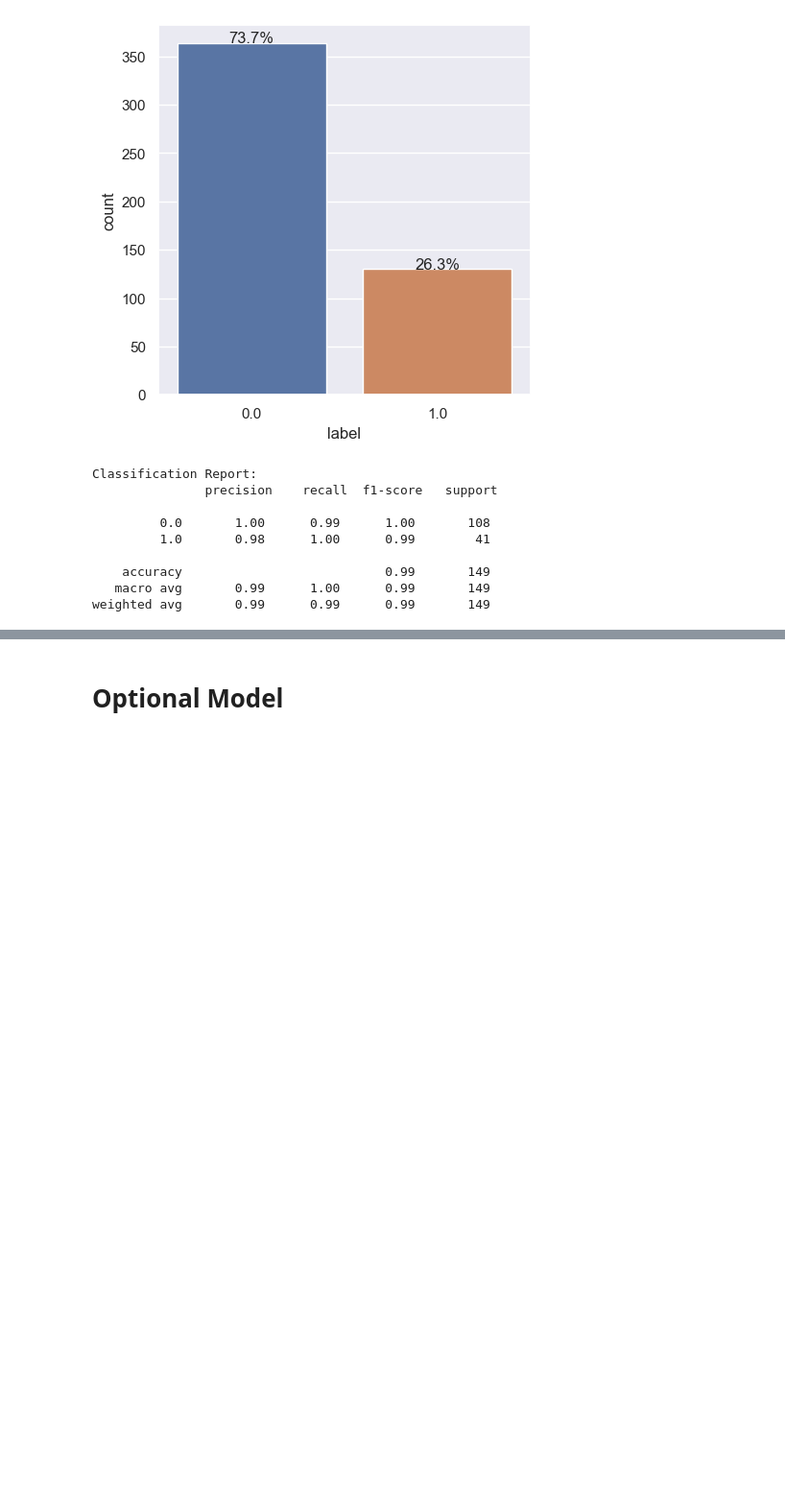
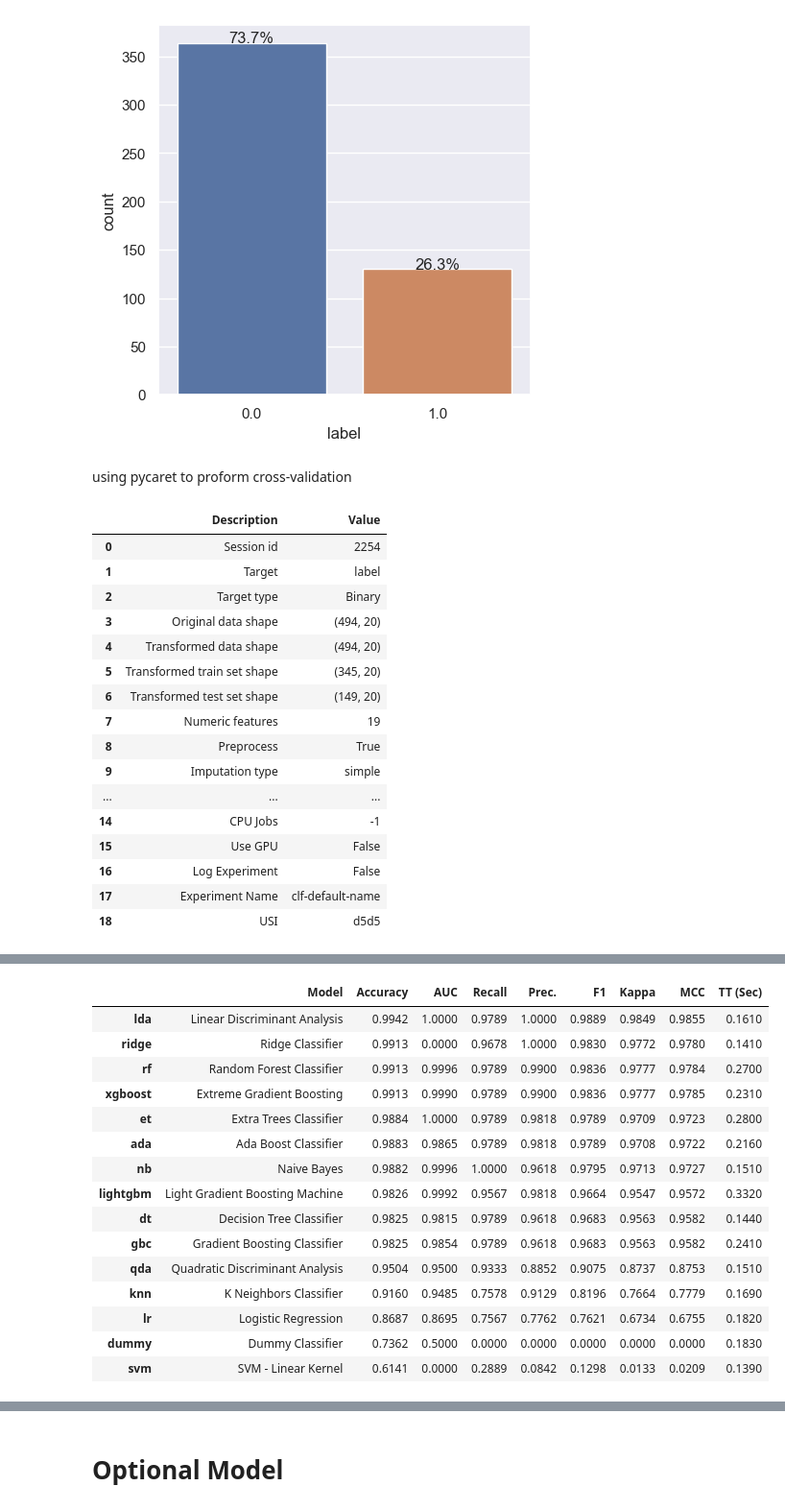
Before and after one commit to terjirapat/CreditCardChurning, a Jupyter notebook: main.ipynb, the cells around one changed output, grey strips where cells are left out. Shown at 96% size. Cells and saved outputs as stored; diff of their text form; code cells hidden in the pictures; blank space fills up the shorter version.

```diff
--- a/main.ipynb
+++ b/main.ipynb
@@ -957,6 +912,8 @@ for p in ax.patches:
 plt.show()
 # %% [output]
 [figure]
+# %% [markdown]
+using pycaret to proform cross-validation
 # %%
 X = df_feature_train.drop(columns=['user_id', 'label'])
 y = df_feature_train['label']
@@ -968,27 +925,32 @@ scaler = StandardScaler()
 X = scaler.fit_transform(X)
 # %%
 # split train test data 70:30
-X_train, X_test, y_train, y_test = train_test_split(X, y, test_size=0.3, random_state=random_state)
+X_train, X_test, y_train, y_test = train_test_split(X, y, test_size=0.3, random_state=seed)
 
 # handle imbalanced data in training dataset with SMOTE
-smote = SMOTE(sampling_strategy='auto', random_state=random_state)
+smote = SMOTE(sampling_strategy='auto', random_state=seed)
 X_resampled, y_resampled = smote.fit_resample(X_train, y_train)
-
-# model
-model = RandomForestClassifier(random_state=random_state)
-model.fit(X_resampled, y_resampled)
-
-# evaluate model
-y_pred = model.predict(X_test)
-report = classification_report(y_test, y_pred)
-print("Classification Report:\n", report)
-# %% [output]
-Classification Report:
-               precision    recall  f1-score   support
-
-         0.0       1.00      0.99      1.00       108
-         1.0       0.98      1.00      0.99        41
-
-    accuracy                           0.99       149
-   macro avg       0.99      1.00      0.99       149
-weighted avg       0.99      0.99      0.99       149
+# %%
+# init setup
+clf1 = setup(data = df_feature_train, target = 'label', train_size=0.7, fix_imbalance_method='SMOTE')
+
+# compare models
+best = compare_models()
+# %% [output]
+|  | Description | Value |
+| 0 | Session id | 2254 |
+| 1 | Target | label |
+| 2 | Target type | Binary |
+| 3 | Original data shape | (494, 20) |
+| 4 | Transformed data shape | (494, 20) |
+| 5 | Transformed train set shape | (345, 20) |
+| 6 | Transformed test set shape | (149, 20) |
+| 7 | Numeric features | 19 |
+| 8 | Preprocess | True |
+| 9 | Imputation type | simple |
+| ... | ... | ... |
+| 14 | CPU Jobs | -1 |
+| 15 | Use GPU | False |
+| 16 | Log Experiment | False |
+| 17 | Experiment Name | clf-default-name |
+| 18 | USI | d5d5 |
@@ -994,0 +958,16 @@ weighted avg       0.99      0.99      0.99       149
+|  | Model | Accuracy | AUC | Recall | Prec. | F1 | Kappa | MCC | TT (Sec) |
+| lda | Linear Discriminant Analysis | 0.9942 | 1.0000 | 0.9789 | 1.0000 | 0.9889 | 0.9849 | 0.9855 | 0.1610 |
+| ridge | Ridge Classifier | 0.9913 | 0.0000 | 0.9678 | 1.0000 | 0.9830 | 0.9772 | 0.9780 | 0.1410 |
+| rf | Random Forest Classifier | 0.9913 | 0.9996 | 0.9789 | 0.9900 | 0.9836 | 0.9777 | 0.9784 | 0.2700 |
+| xgboost | Extreme Gradient Boosting | 0.9913 | 0.9990 | 0.9789 | 0.9900 | 0.9836 | 0.9777 | 0.9785 | 0.2310 |
+| et | Extra Trees Classifier | 0.9884 | 1.0000 | 0.9789 | 0.9818 | 0.9789 | 0.9709 | 0.9723 | 0.2800 |
+| ada | Ada Boost Classifier | 0.9883 | 0.9865 | 0.9789 | 0.9818 | 0.9789 | 0.9708 | 0.9722 | 0.2160 |
+| nb | Naive Bayes | 0.9882 | 0.9996 | 1.0000 | 0.9618 | 0.9795 | 0.9713 | 0.9727 | 0.1510 |
+| lightgbm | Light Gradient Boosting Machine | 0.9826 | 0.9992 | 0.9567 | 0.9818 | 0.9664 | 0.9547 | 0.9572 | 0.3320 |
+| dt | Decision Tree Classifier | 0.9825 | 0.9815 | 0.9789 | 0.9618 | 0.9683 | 0.9563 | 0.9582 | 0.1440 |
+| gbc | Gradient Boosting Classifier | 0.9825 | 0.9854 | 0.9789 | 0.9618 | 0.9683 | 0.9563 | 0.9582 | 0.2410 |
+| qda | Quadratic Discriminant Analysis | 0.9504 | 0.9500 | 0.9333 | 0.8852 | 0.9075 | 0.8737 | 0.8753 | 0.1510 |
+| knn | K Neighbors Classifier | 0.9160 | 0.9485 | 0.7578 | 0.9129 | 0.8196 | 0.7664 | 0.7779 | 0.1690 |
+| lr | Logistic Regression | 0.8687 | 0.8695 | 0.7567 | 0.7762 | 0.7621 | 0.6734 | 0.6755 | 0.1820 |
+| dummy | Dummy Classifier | 0.7362 | 0.5000 | 0.0000 | 0.0000 | 0.0000 | 0.0000 | 0.0000 | 0.1830 |
+| svm | SVM - Linear Kernel | 0.6141 | 0.0000 | 0.2889 | 0.0842 | 0.1298 | 0.0133 | 0.0209 | 0.1390 |
```
Also changed, not shown: parts of 20 cells of this notebook.
